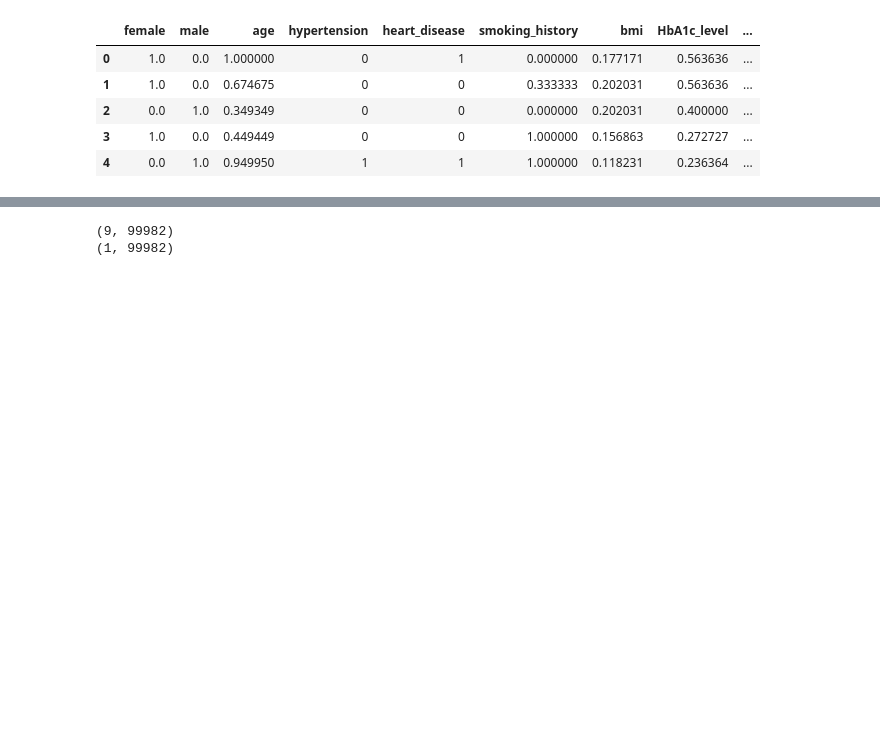
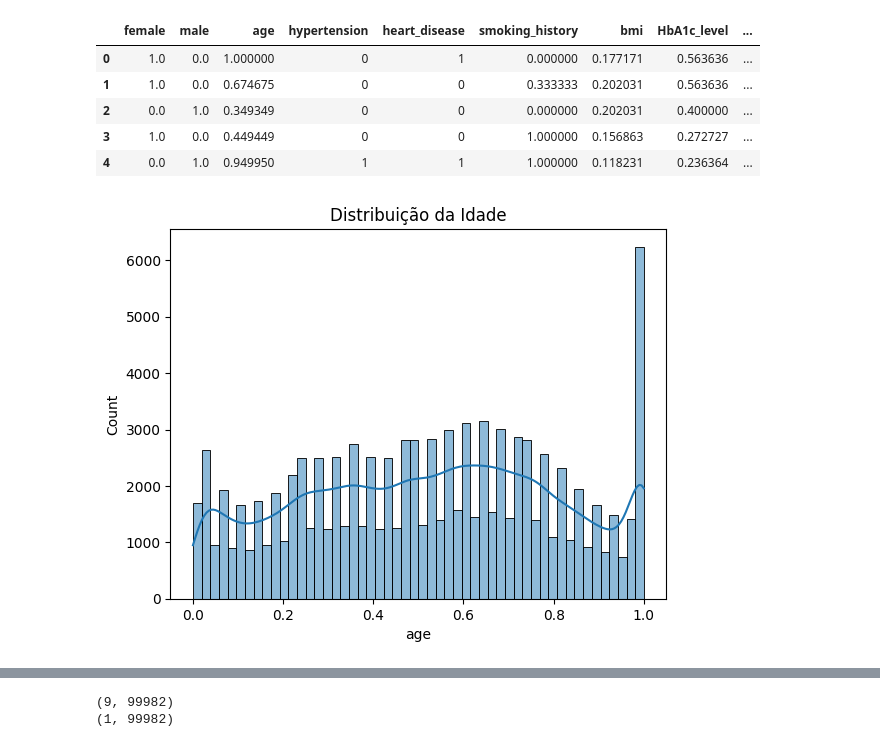
Before and after one commit to rianferreiralcs/Trabalho_Rede_Neural, a Jupyter notebook: Trabalho_A3_Marco.ipynb, the cells around one changed output, grey strips where cells are left out. Cells and saved outputs as stored; diff of their text form; code cells hidden in the pictures; blank space fills up the shorter version.

```diff
--- a/Trabalho_A3_Marco.ipynb
+++ b/Trabalho_A3_Marco.ipynb
@@ -317,3 +319,10 @@ def nn_model(X, Y, n_h, num_iterations=10000, print_cost=False):
 # %%
 # Inicializa random do numpy
 np.random.seed()
+# %%
+# Histograma da idade
+sns.histplot(data=tabela, x='age', kde=True)
+plt.title('Distribuição da Idade')
+plt.show()
+# %% [output]
+[figure, added]
```
Also changed, not shown: parts of 5 cells of this notebook.
